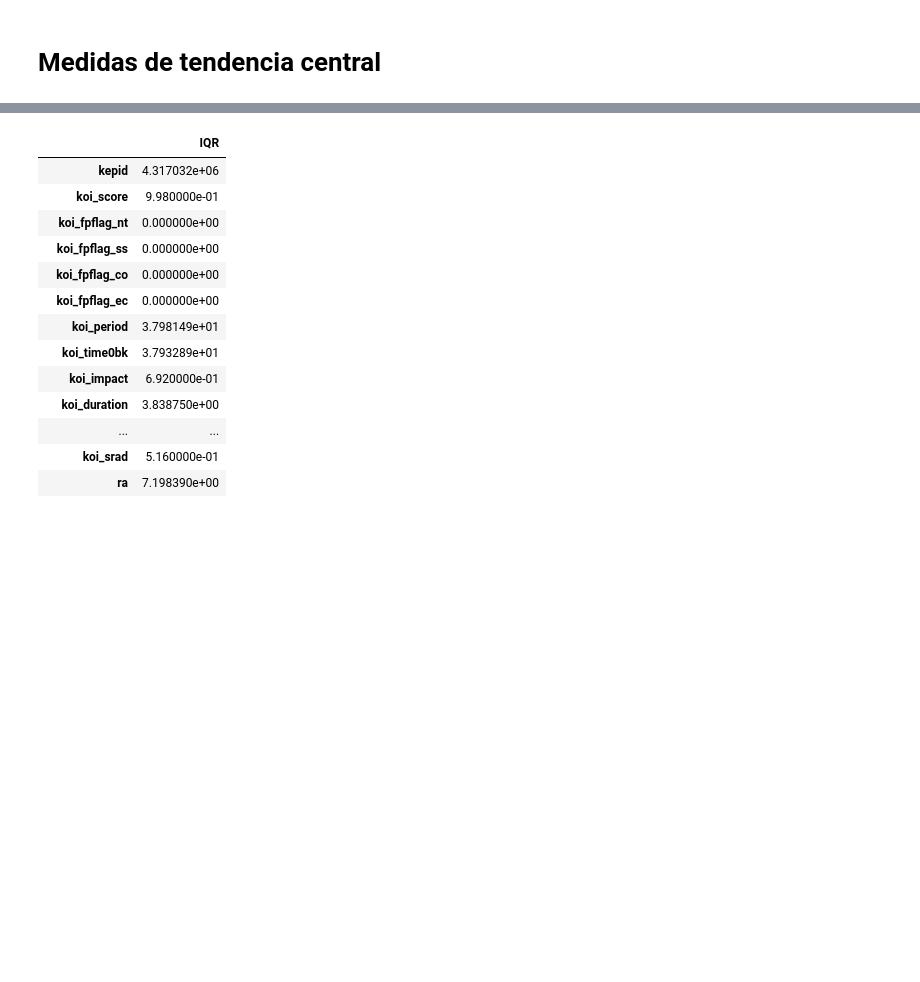
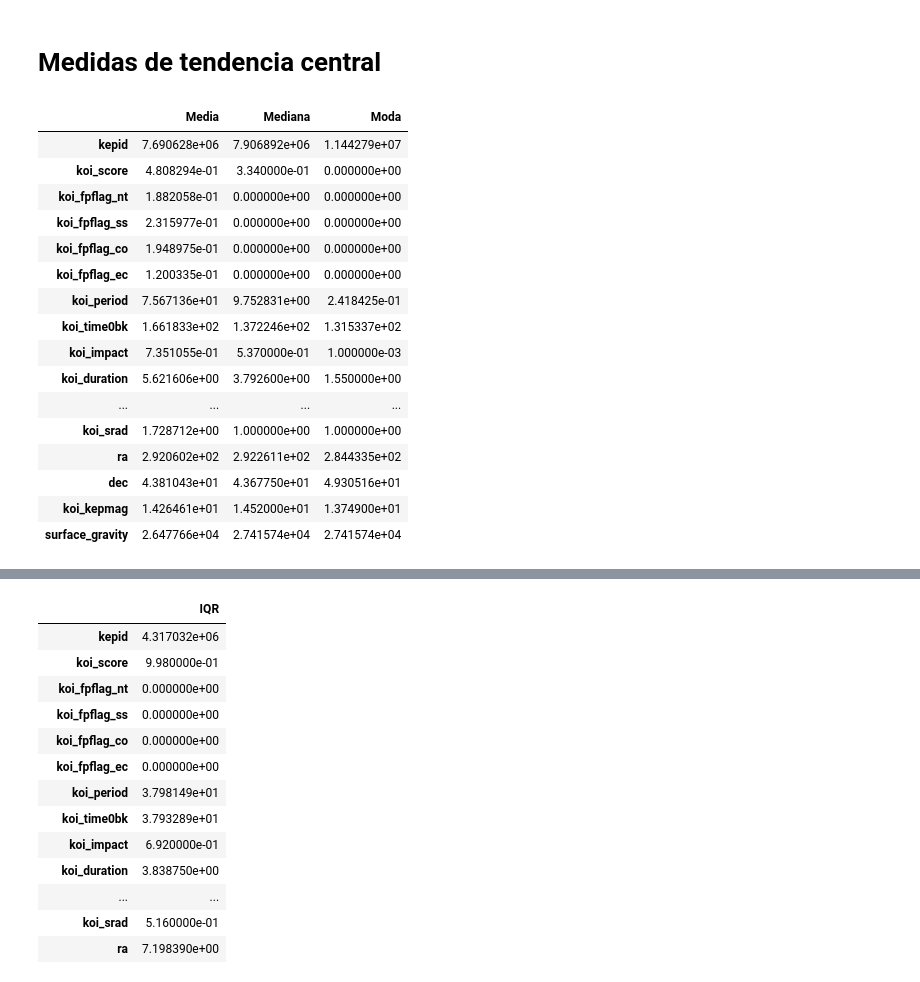
Before and after one commit to lvalencia232/KeplerExoplanet, a Jupyter notebook: kepler_exoplanet.ipynb, the cells around one changed output, grey strips where cells are left out. Drawn from its saved outputs; the diff is of its cells as text; code cells hidden in the pictures; blank space fills up the shorter version.

```diff
--- a/kepler_exoplanet.ipynb
+++ b/kepler_exoplanet.ipynb
@@ -985,3 +915,33 @@ df_copy2.describe().T
 Aquí se puede notar que varias variables astronómicas como koi_period, koi_depth, koi_prad o koi_insol tienen rangos muy amplios, lo cual es normal porque cada sistema planetario es distinto.
 # %% [markdown]
 # Medidas de tendencia central
+# %%
+# eleccionamos únicamente las columnas numéricas
+numeric_df = df_copy2.select_dtypes(include='number')
+
+# alculamos estadísticos de tendencia central
+central_stats = pd.DataFrame({
+    'Media': numeric_df.mean(),
+    'Mediana': numeric_df.median(),
+    'Moda': numeric_df.mode().iloc[0]   #Primera moda por columna
+})
+
+central_stats
+# %% [output]
+|  | Media | Mediana | Moda |
+| kepid | 7.690628e+06 | 7.906892e+06 | 1.144279e+07 |
+| koi_score | 4.808294e-01 | 3.340000e-01 | 0.000000e+00 |
+| koi_fpflag_nt | 1.882058e-01 | 0.000000e+00 | 0.000000e+00 |
+| koi_fpflag_ss | 2.315977e-01 | 0.000000e+00 | 0.000000e+00 |
+| koi_fpflag_co | 1.948975e-01 | 0.000000e+00 | 0.000000e+00 |
+| koi_fpflag_ec | 1.200335e-01 | 0.000000e+00 | 0.000000e+00 |
+| koi_period | 7.567136e+01 | 9.752831e+00 | 2.418425e-01 |
+| koi_time0bk | 1.661833e+02 | 1.372246e+02 | 1.315337e+02 |
+| koi_impact | 7.351055e-01 | 5.370000e-01 | 1.000000e-03 |
+| koi_duration | 5.621606e+00 | 3.792600e+00 | 1.550000e+00 |
+| ... | ... | ... | ... |
+| koi_srad | 1.728712e+00 | 1.000000e+00 | 1.000000e+00 |
+| ra | 2.920602e+02 | 2.922611e+02 | 2.844335e+02 |
+| dec | 4.381043e+01 | 4.367750e+01 | 4.930516e+01 |
+| koi_kepmag | 1.426461e+01 | 1.452000e+01 | 1.374900e+01 |
+| surface_gravity | 2.647766e+04 | 2.741574e+04 | 2.741574e+04 |
```
Also changed, not shown: parts of 11 cells of this notebook.
